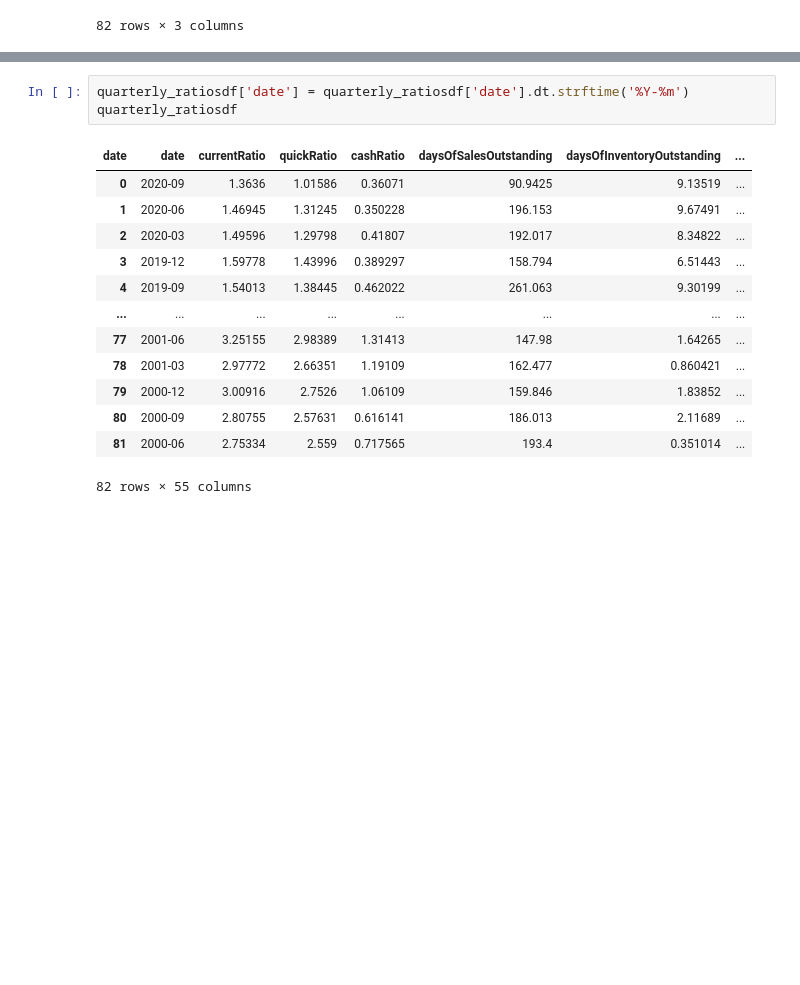
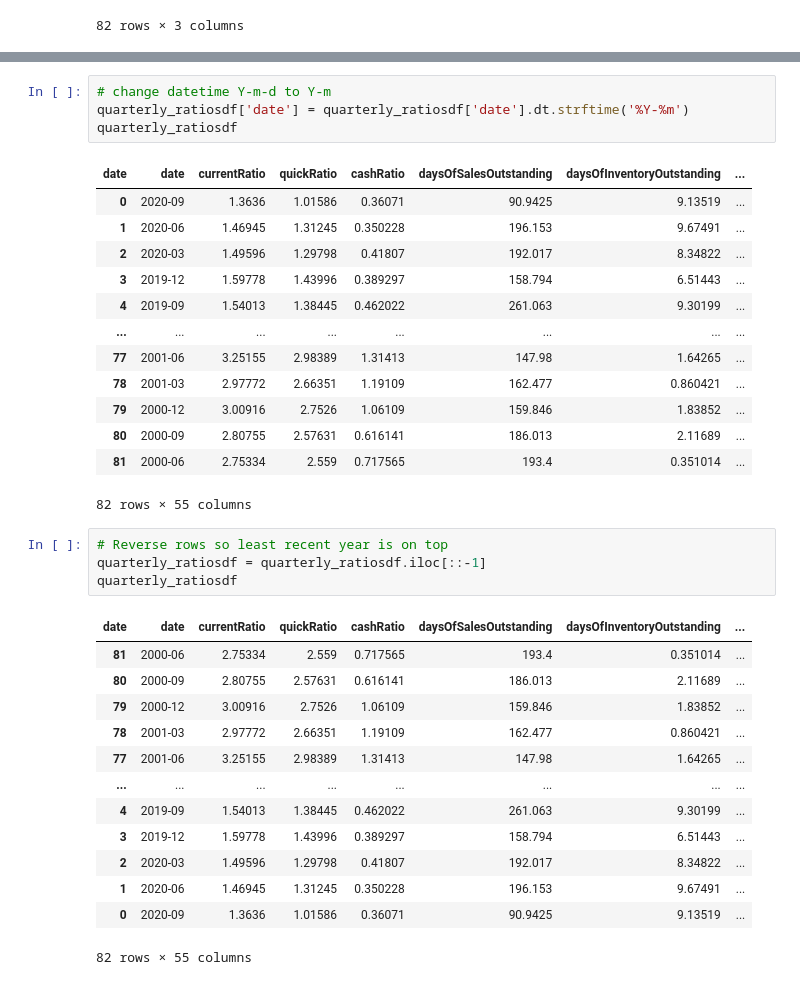
Before and after one commit to jacob-servidio/Final_Project, a Jupyter notebook: QuarterlyHigh_Low.ipynb, the cells around one changed output, grey strips where cells are left out. Cells and saved outputs as stored; diff of their text form; blank space fills up the shorter version.

```diff
--- a/QuarterlyHigh_Low.ipynb
+++ b/QuarterlyHigh_Low.ipynb
@@ -398,6 +399,7 @@ quarterly_ratiosdf
 | 81 | 2000-06-01 | 2.75334 | 2.559 | 0.717565 | 193.4 | 0.351014 | ... |
 82 rows × 55 columns
 # %%
+# change datetime Y-m-d to Y-m
 quarterly_ratiosdf['date'] = quarterly_ratiosdf['date'].dt.strftime('%Y-%m')
 quarterly_ratiosdf
 # %% [output]
@@ -414,4 +416,22 @@ quarterly_ratiosdf
 | 80 | 2000-09 | 2.80755 | 2.57631 | 0.616141 | 186.013 | 2.11689 | ... |
 | 81 | 2000-06 | 2.75334 | 2.559 | 0.717565 | 193.4 | 0.351014 | ... |
 82 rows × 55 columns
+# %%
+# Reverse rows so least recent year is on top
+quarterly_ratiosdf = quarterly_ratiosdf.iloc[::-1]
+quarterly_ratiosdf
+# %% [output]
+| date | date | currentRatio | quickRatio | cashRatio | daysOfSalesOutstanding | daysOfInventoryOutstanding | ... |
+| 81 | 2000-06 | 2.75334 | 2.559 | 0.717565 | 193.4 | 0.351014 | ... |
+| 80 | 2000-09 | 2.80755 | 2.57631 | 0.616141 | 186.013 | 2.11689 | ... |
+| 79 | 2000-12 | 3.00916 | 2.7526 | 1.06109 | 159.846 | 1.83852 | ... |
+| 78 | 2001-03 | 2.97772 | 2.66351 | 1.19109 | 162.477 | 0.860421 | ... |
+| 77 | 2001-06 | 3.25155 | 2.98389 | 1.31413 | 147.98 | 1.64265 | ... |
+| ... | ... | ... | ... | ... | ... | ... | ... |
+| 4 | 2019-09 | 1.54013 | 1.38445 | 0.462022 | 261.063 | 9.30199 | ... |
+| 3 | 2019-12 | 1.59778 | 1.43996 | 0.389297 | 158.794 | 6.51443 | ... |
+| 2 | 2020-03 | 1.49596 | 1.29798 | 0.41807 | 192.017 | 8.34822 | ... |
+| 1 | 2020-06 | 1.46945 | 1.31245 | 0.350228 | 196.153 | 9.67491 | ... |
+| 0 | 2020-09 | 1.3636 | 1.01586 | 0.36071 | 90.9425 | 9.13519 | ... |
+82 rows × 55 columns
 # %%
```
Also changed, not shown: parts of 21 cells of this notebook, 1 other file.
